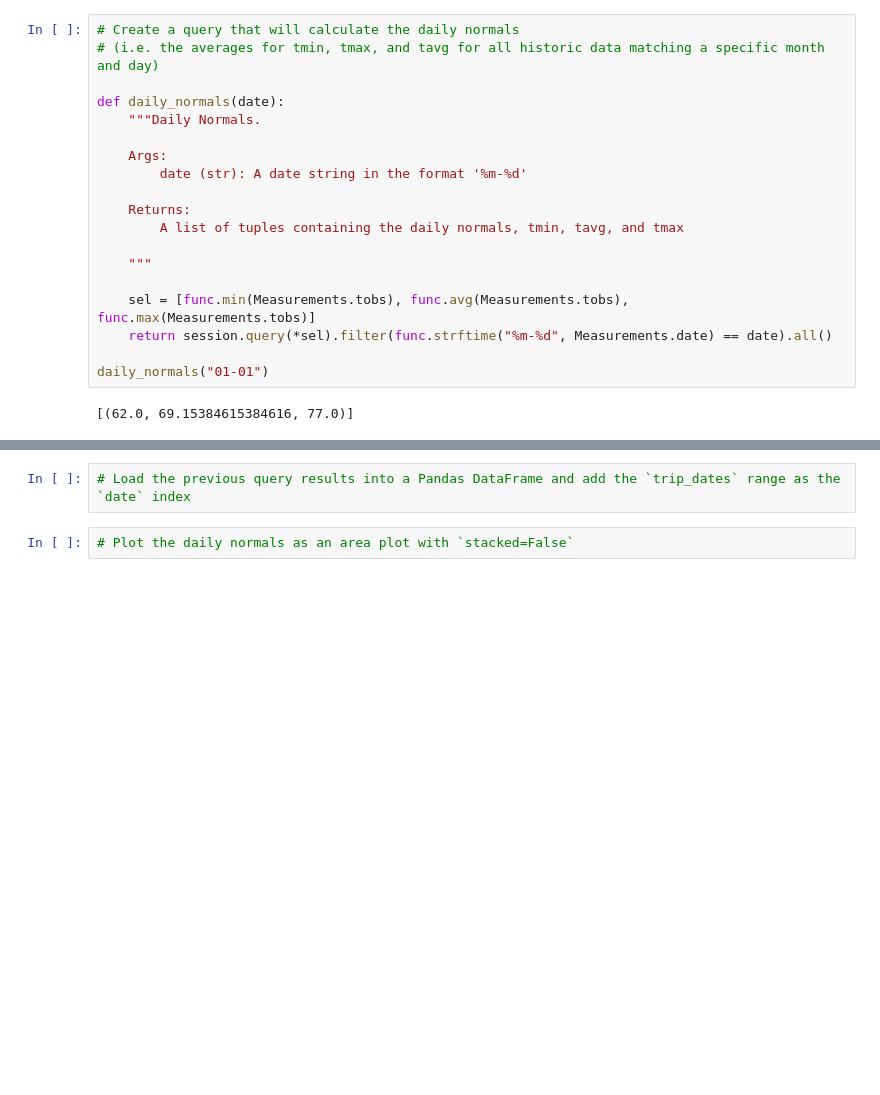
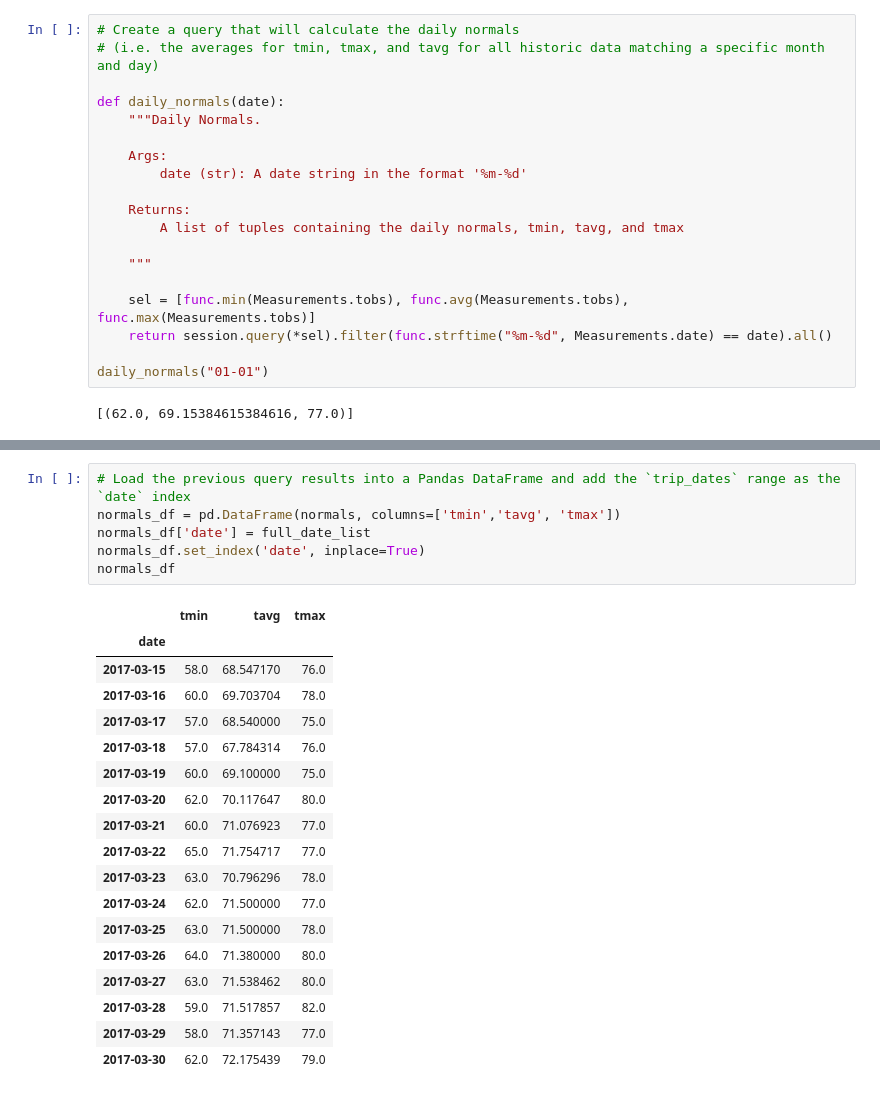
Before and after one commit to jayhjman/sqlalchemy-challenge, a Jupyter notebook: climate.ipynb, the cells around one changed output, grey strips where cells are left out. Cells and saved outputs as stored; diff of their text form; blank space fills up the shorter version.

```diff
--- a/climate.ipynb
+++ b/climate.ipynb
@@ -384,4 +392,25 @@ daily_normals("01-01")
 # %%
 # Load the previous query results into a Pandas DataFrame and add the `trip_dates` range as the `date` index
+normals_df = pd.DataFrame(normals, columns=['tmin','tavg', 'tmax'])
+normals_df['date'] = full_date_list
+normals_df.set_index('date', inplace=True)
+normals_df
+# %% [output]
+|  | tmin | tavg | tmax |
+| date |  |  |  |
+| 2017-03-15 | 58.0 | 68.547170 | 76.0 |
+| 2017-03-16 | 60.0 | 69.703704 | 78.0 |
+| 2017-03-17 | 57.0 | 68.540000 | 75.0 |
+| 2017-03-18 | 57.0 | 67.784314 | 76.0 |
+| 2017-03-19 | 60.0 | 69.100000 | 75.0 |
+| 2017-03-20 | 62.0 | 70.117647 | 80.0 |
+| 2017-03-21 | 60.0 | 71.076923 | 77.0 |
+| 2017-03-22 | 65.0 | 71.754717 | 77.0 |
+| 2017-03-23 | 63.0 | 70.796296 | 78.0 |
+| 2017-03-24 | 62.0 | 71.500000 | 77.0 |
+| 2017-03-25 | 63.0 | 71.500000 | 78.0 |
+| 2017-03-26 | 64.0 | 71.380000 | 80.0 |
+| 2017-03-27 | 63.0 | 71.538462 | 80.0 |
+| 2017-03-28 | 59.0 | 71.517857 | 82.0 |
+| 2017-03-29 | 58.0 | 71.357143 | 77.0 |
+| 2017-03-30 | 62.0 | 72.175439 | 79.0 |
-# %%
-# Plot the daily normals as an area plot with `stacked=False`
```
Also changed, not shown: parts of 9 cells of this notebook.
